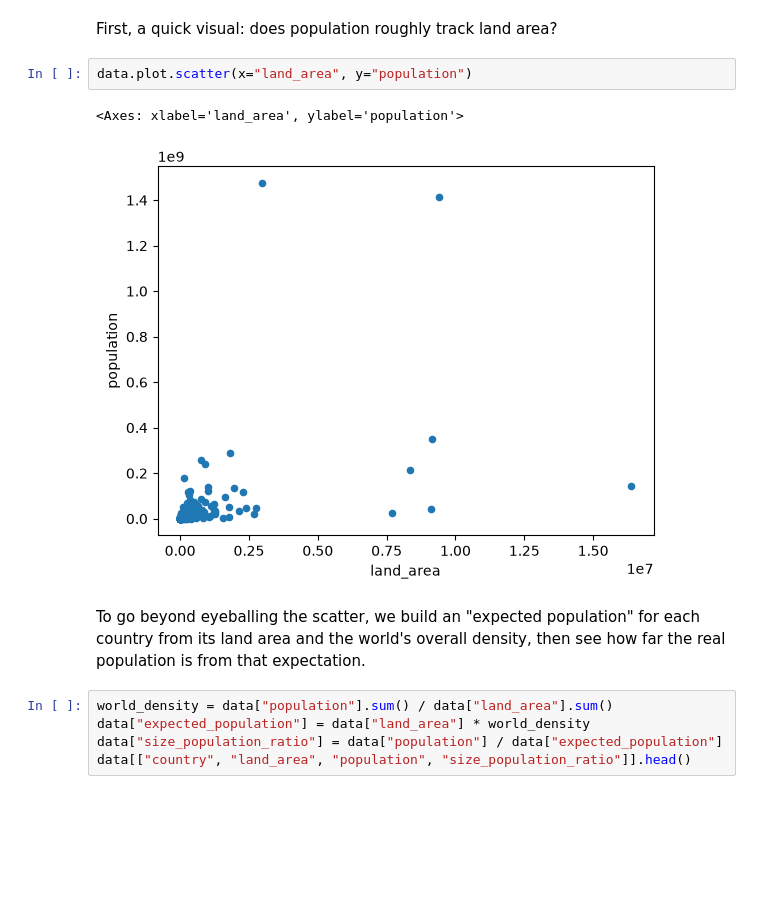
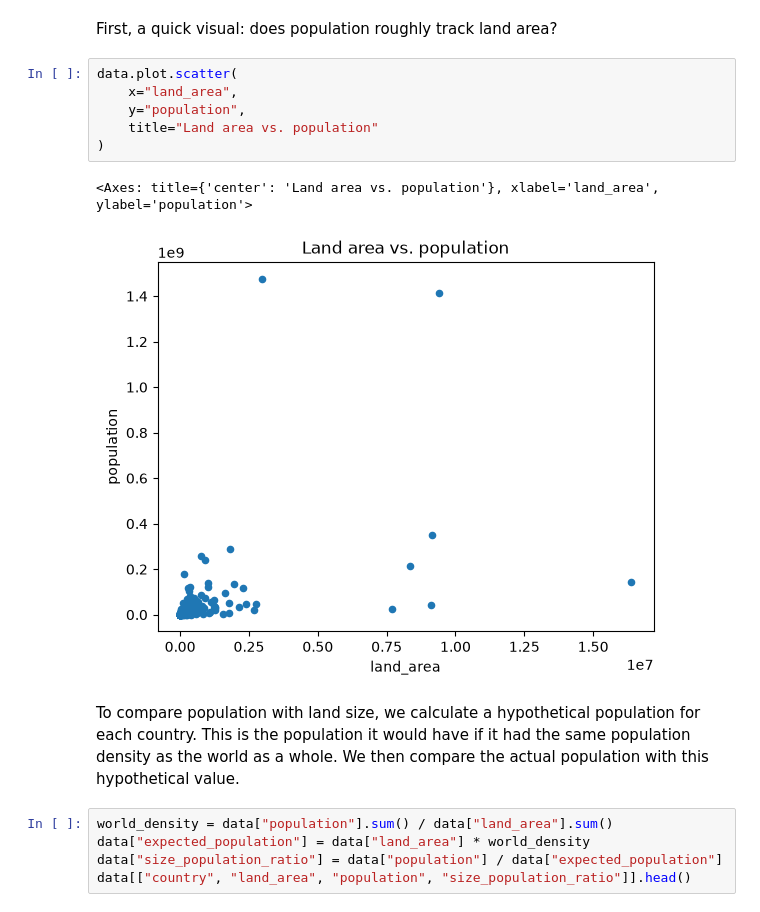
Before and after one commit to KristijanJakimov/population_analysis_project, a Jupyter notebook: analysis.ipynb, the cells around one changed output. Drawn from its saved outputs; the diff is of its cells as text; blank space fills up the shorter version.

```diff
--- a/analysis.ipynb
+++ b/analysis.ipynb
@@ -330,12 +343,16 @@ continent_growth.plot.bar()
 # %% [markdown]
 First, a quick visual: does population roughly track land area?
 # %%
-data.plot.scatter(x="land_area", y="population")
+data.plot.scatter(
+    x="land_area",
+    y="population",
+    title="Land area vs. population"
+)
 # %% [output]
-<Axes: xlabel='land_area', ylabel='population'>
+<Axes: title={'center': 'Land area vs. population'}, xlabel='land_area', ylabel='population'>
-[figure, old version]
+[figure, new version]
 # %% [markdown]
-To go beyond eyeballing the scatter, we build an "expected population" for each country from its land area and the world's overall density, then see how far the real population is from that expectation.
+To compare population with land size, we calculate a hypothetical population for each country. This is the population it would have if it had the same population density as the world as a whole. We then compare the actual population with this hypothetical value.
 # %%
 world_density = data["population"].sum() / data["land_area"].sum()
 data["expected_population"] = data["land_area"] * world_density
```
Also changed, not shown: parts of 9 cells of this notebook.
